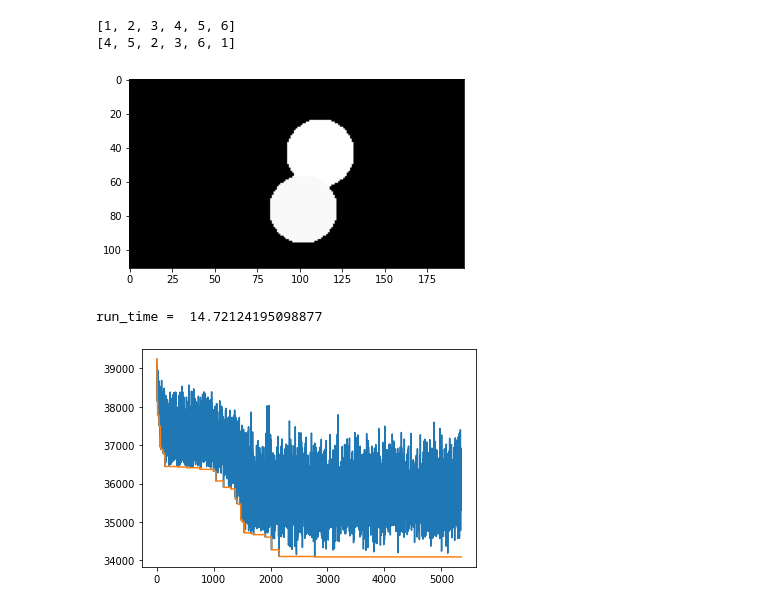
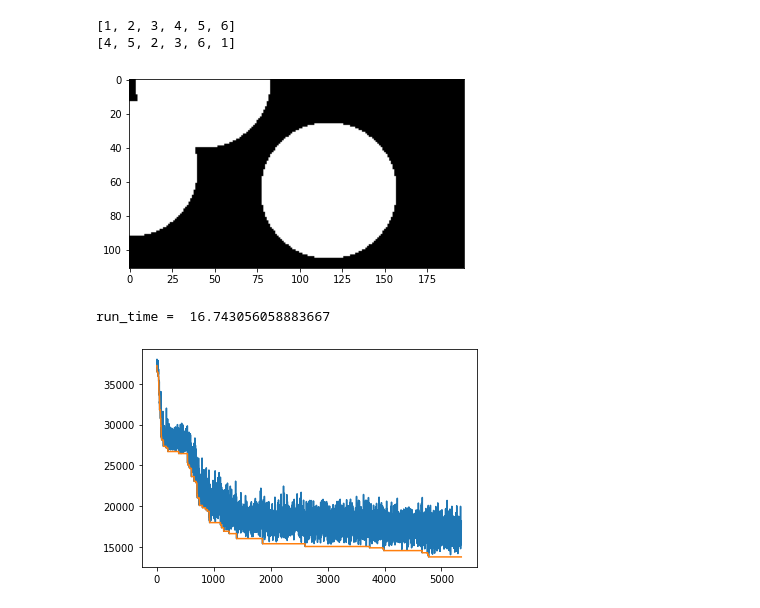
Before and after one commit to JoDeMiro/LuaLisa, a Jupyter notebook: Lua_Lisa_04_Generation.ipynb, the cells around one changed output. Drawn from its saved outputs; the diff is of its cells as text; code cells hidden in the pictures.

```diff
--- a/Lua_Lisa_04_Generation.ipynb
+++ b/Lua_Lisa_04_Generation.ipynb
@@ -213,6 +213,8 @@ class Evolution:
       # ha kilóg a képből akkor le kell vágni
       rr[rr >= height] = height-1                   # <-- a row a magasság
       cc[cc >= width] = width-1                     # <-- a col a szélesség
+      rr[rr < 0] = 0
+      cc[cc < 0] = 0
 
       p_img[rr, cc] = _value                        # <-- adjuk hozzá a kört a képhez a megfelelő pixel intenzitással [value]
 
@@ -341,34 +343,34 @@ height, width = gray.shape[0], gray.shape[1]
 print('w:', width, 'h:', height)
 
 # ------- Circle parameters -------------
 number_of_cirles = 2
 min_circle_radius = 5
-max_circle_radius = 20
+max_circle_radius = 40
 
 # ------- Evoltuion paramters -----------
 
 rf_r = 10                                # <-- ennyivel tudja módosítani +/- az _r értékét a mutációval  ---> row pozíció (vagy y cord) módosítója
 rf_c = 30                                # <-- ennyivel tudja módosítani +/- az _c értékét a mutációval  ---> col pozíció (vagy x cord) módosítója
 rf_rr = 3                                # <-- ennyivel tudja módosítani +/- az _rr és a _cr érétkét a mutációval    ---> radius módosítója
 rf_v = 0.25                              # <-- ennyivel tudja módosítani +6- a  _value értékét
 
 # ------- Evoltuion paramters -----------
 print_every_solution_result  = False
 show_time = 20
 
 
 # ------- Run evolution ----------------
 
 evolution = Evolution(original_image = gray)
 
 evolution.setup_evolution(rf_r, rf_c, rf_rr, rf_v)
 
 evolution.init_solution(number_of_cirles, min_circle_radius, max_circle_radius)
 
 evolution.run_evolution(generation = 1070, population = 5, show_time = 20)
 
 evolution.show_history()
 # %% [output]
-[figure, old version]
+[figure, new version]
-run_time =  14.72124195098877
+run_time =  16.743056058883667
-[figure, old version]
+[figure, new version]
```
